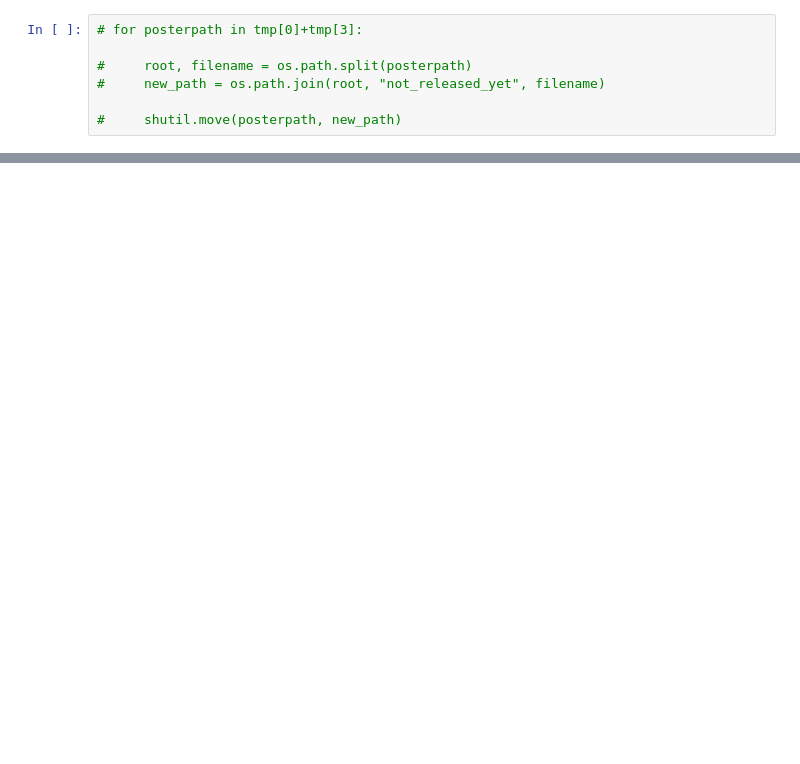
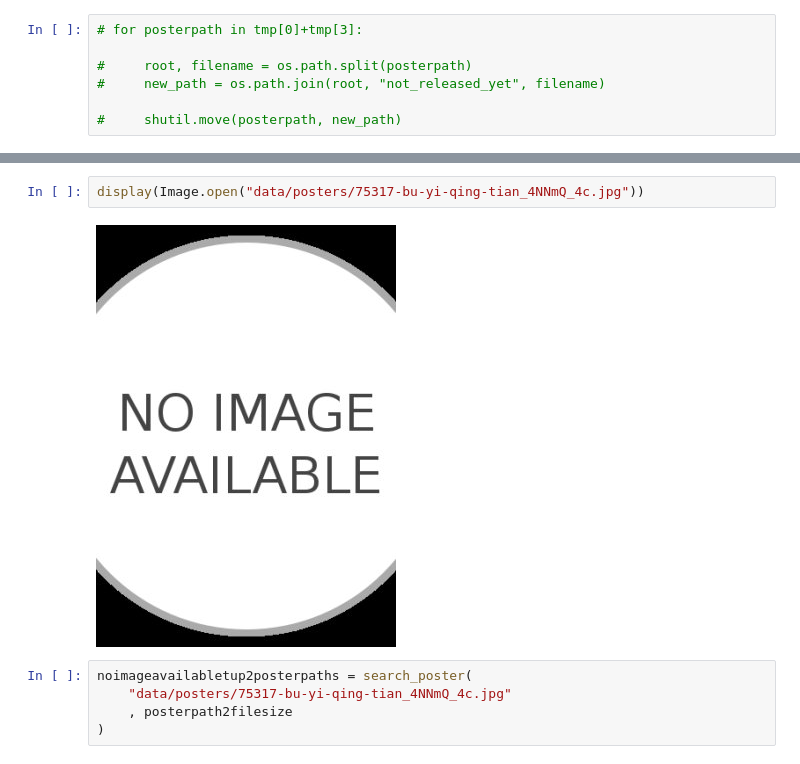
Before and after one commit to lapythie/dora, a Jupyter notebook: notebooks/posters.ipynb, the cells around one changed output, grey strips where cells are left out. Saved outputs shown, nothing was run; the diff lists cells and outputs as text; blank space fills up the shorter version.

Commit message:
refactor poster edge search

```diff
--- a/notebooks/posters.ipynb
+++ b/notebooks/posters.ipynb
@@ -252,2 +267,11 @@ shutil.move(another_dummy_poster_path, new_path)
 # %% [output]
 'data/posters\\no_image\\717829-qu-yuan_vLBNq_4c.jpg'
+# %%
+display(Image.open("data/posters/75317-bu-yi-qing-tian_4NNmQ_4c.jpg"))
+# %% [output]
+[figure, added]
+# %%
+noimageavailabletup2posterpaths = search_poster(
+    "data/posters/75317-bu-yi-qing-tian_4NNmQ_4c.jpg"
+    , posterpath2filesize
+)
```
Also changed, not shown: parts of 8 cells of this notebook.
